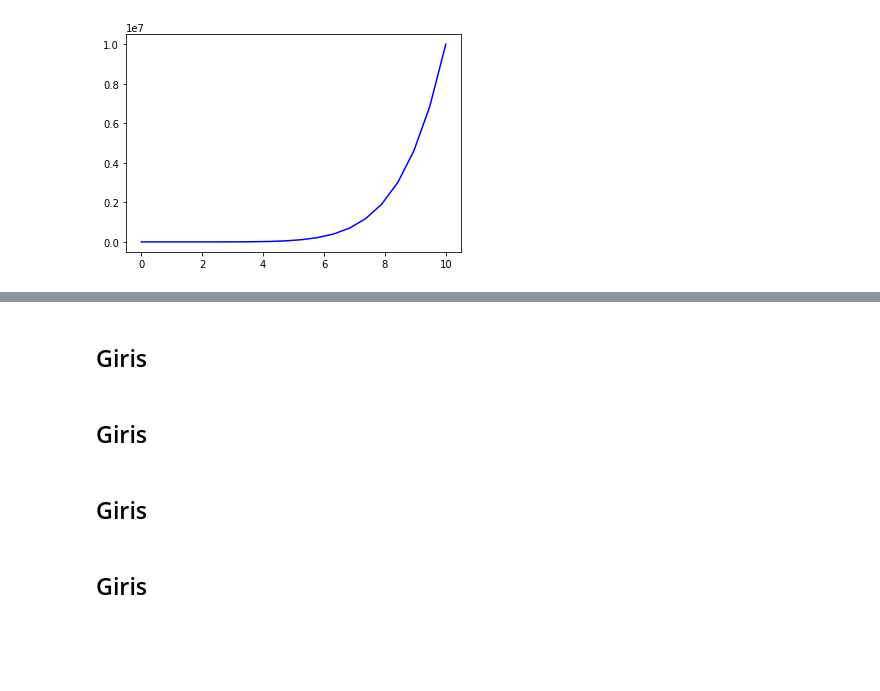
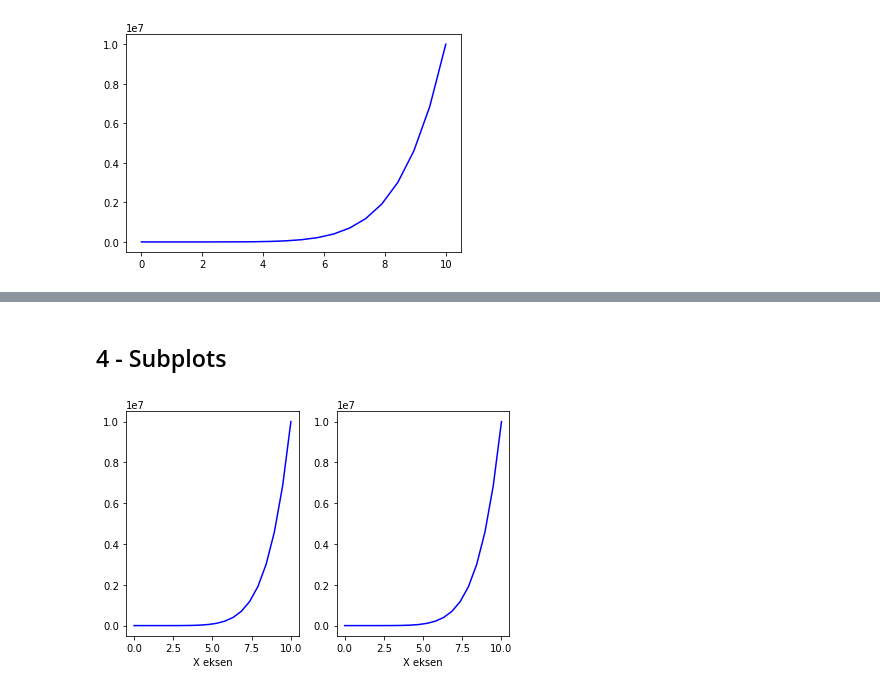
Before and after one commit to pectonic/What-I-learned, a Jupyter notebook: Python/BTK/Matplotlib/Matplotlib.ipynb, the cells around one changed output, grey strips where cells are left out. Drawn from its saved outputs; the diff is of its cells as text; code cells hidden in the pictures; blank space fills up the shorter version.

```diff
--- a/Python/BTK/Matplotlib/Matplotlib.ipynb
+++ b/Python/BTK/Matplotlib/Matplotlib.ipynb
@@ -101,8 +99,12 @@ benimEksen.plot(dizi1,dizi1Kup,"b")
-# %% [markdown]
-## Giris
-# %% [markdown]
-## Giris
-# %% [markdown]
-## Giris
-# %% [markdown]
-## Giris
+# %% [markdown]
+## 4 - Subplots
+# %%
+(benimFigure, benimEksen) = plt.subplots(nrows=1, ncols=2)
+type(benimEksen)
+for eksen in benimEksen:
+    eksen.plot(dizi1,dizi1Kup,"b")
+    eksen.set_xlabel("X eksen")
+plt.tight_layout() # grafiklerin araligini duzeltir
+#benimFigure
+# %% [output]
+[figure, added]
```
Also changed, not shown: parts of 16 cells of this notebook, 1 other file.
